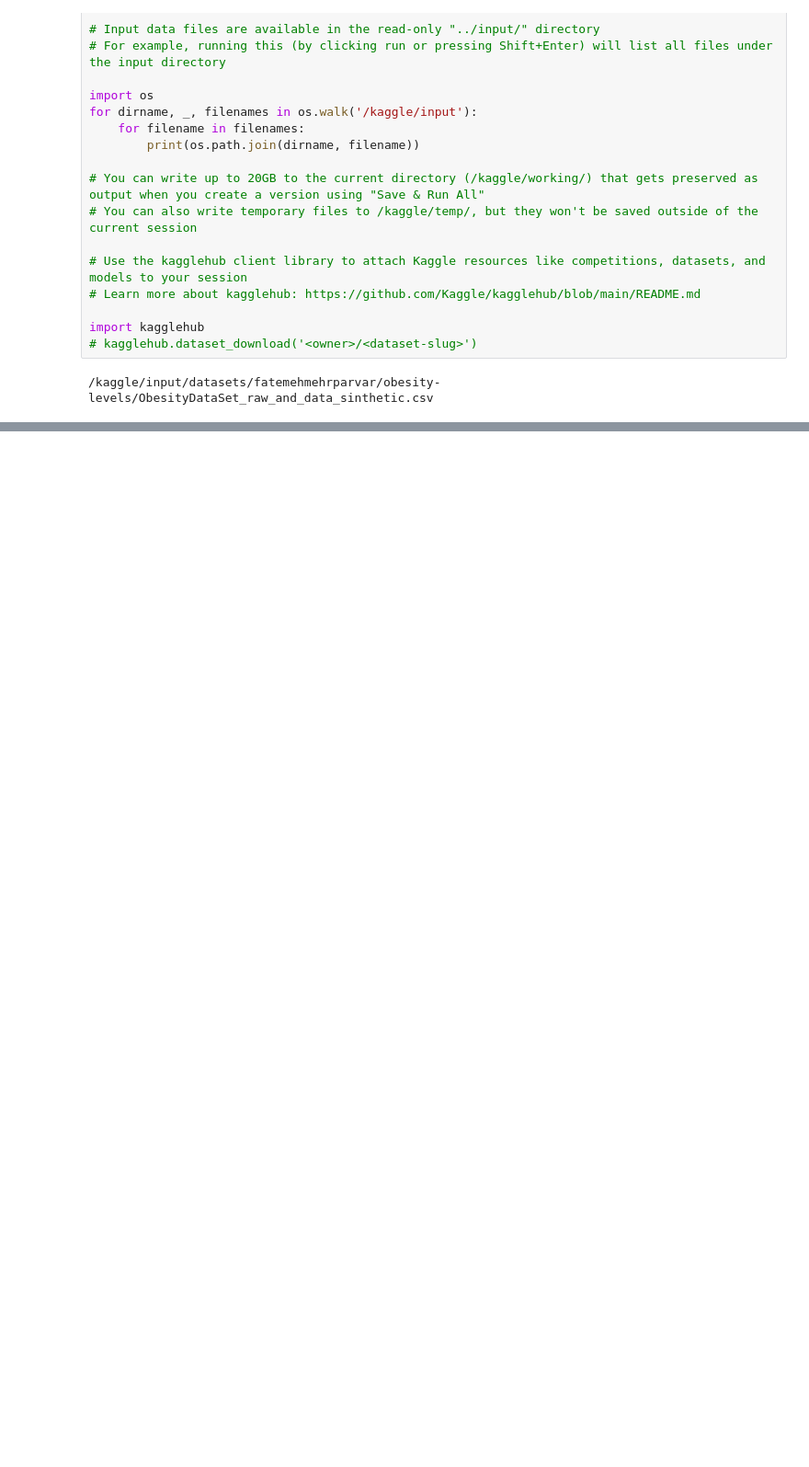
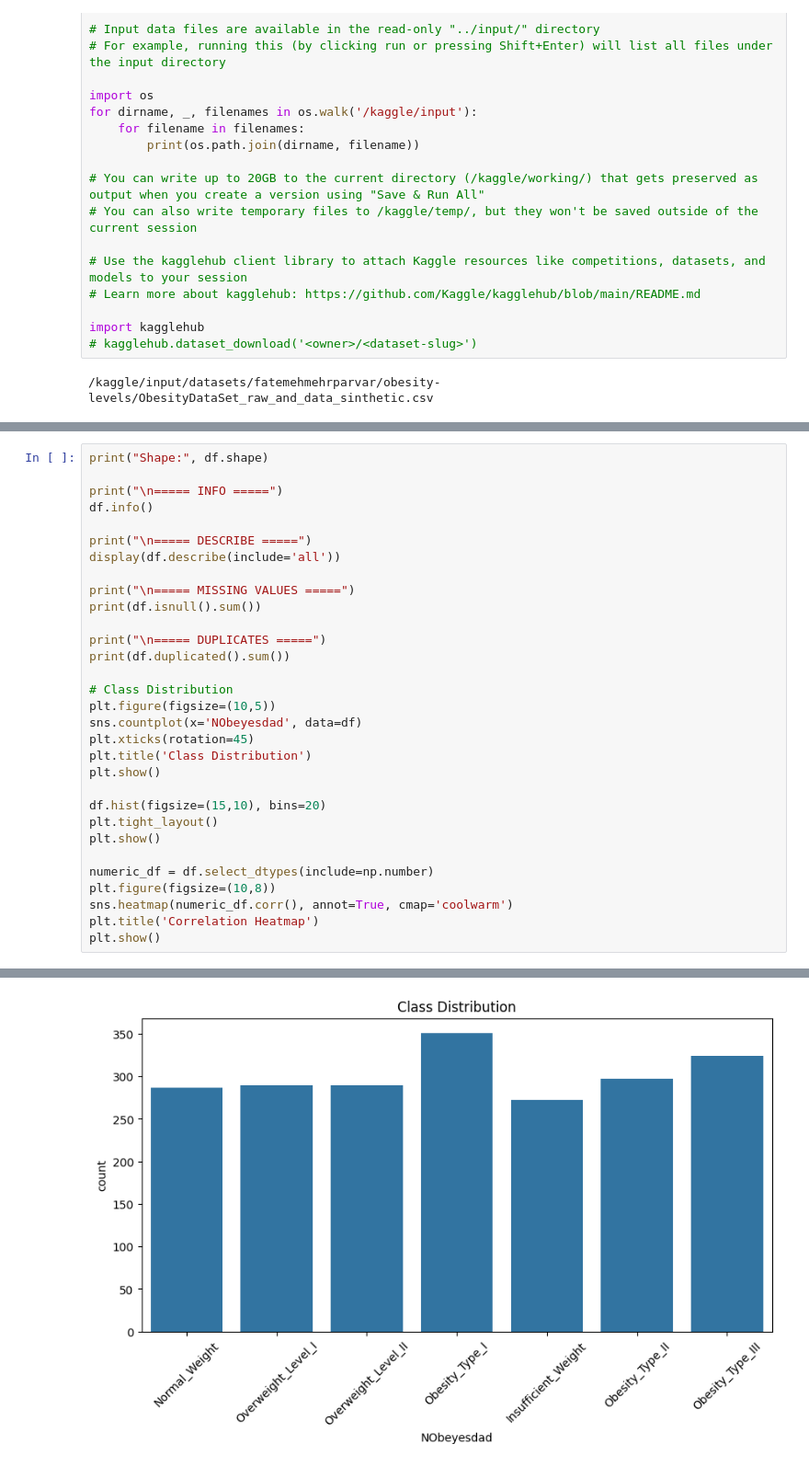
Before and after one commit to VuThienSinh-23130276/obesity-prediction-ML, a Jupyter notebook: obesity_prediction.ipynb, the cells around one changed output, grey strips where cells are left out. Shown at 92% size. Saved outputs shown, nothing was run; the diff lists cells and outputs as text; blank space fills up the shorter version.

```diff
--- a/obesity_prediction.ipynb
+++ b/obesity_prediction.ipynb
@@ -141,0 +105,32 @@ print(f"   -> Random Forest Tốt Nhất: {rf_grid.best_params_} | Đạt Accura
+# %%
+print("Shape:", df.shape)
+
+print("\n===== INFO =====")
+df.info()
+
+print("\n===== DESCRIBE =====")
+display(df.describe(include='all'))
+
+print("\n===== MISSING VALUES =====")
+print(df.isnull().sum())
+
+print("\n===== DUPLICATES =====")
+print(df.duplicated().sum())
+
+# Class Distribution
+plt.figure(figsize=(10,5))
+sns.countplot(x='NObeyesdad', data=df)
+plt.xticks(rotation=45)
+plt.title('Class Distribution')
+plt.show()
+
+df.hist(figsize=(15,10), bins=20)
+plt.tight_layout()
+plt.show()
+
+numeric_df = df.select_dtypes(include=np.number)
+plt.figure(figsize=(10,8))
+sns.heatmap(numeric_df.corr(), annot=True, cmap='coolwarm')
+plt.title('Correlation Heatmap')
+plt.show()
+# %% [output]
@@ -141,0 +183 @@ print(f"   -> Random Forest Tốt Nhất: {rf_grid.best_params_} | Đạt Accura
+[figure, added]
```
Also changed, not shown: parts of 19 cells of this notebook.
